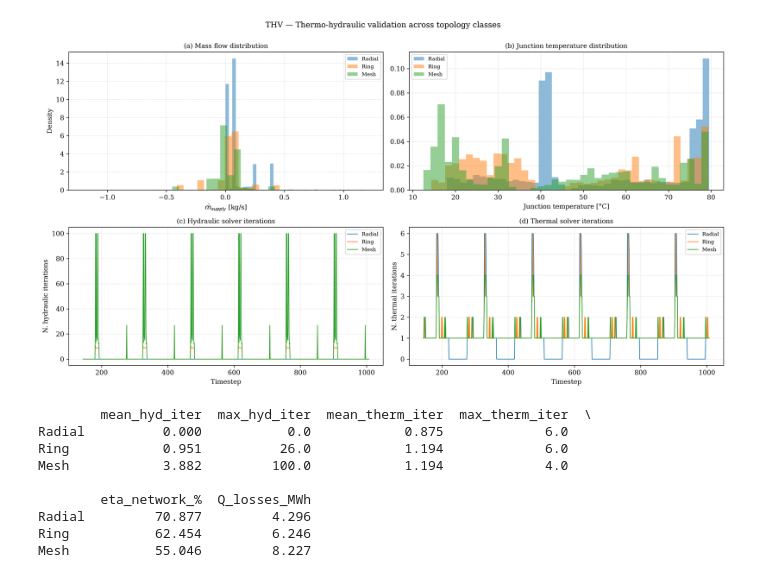
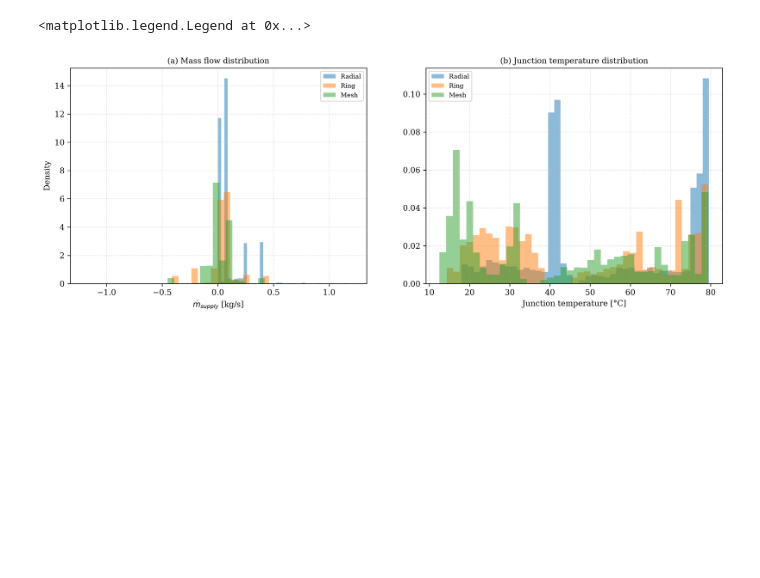
Before and after one commit to SarFerr/dhn-benchmark, a Jupyter notebook: archetypes_generation/results/archetype_results.ipynb, the cells around one changed output. Drawn from its saved outputs; the diff is of its cells as text; code cells hidden in the pictures; blank space fills up the shorter version.

```diff
--- a/archetypes_generation/results/archetype_results.ipynb
+++ b/archetypes_generation/results/archetype_results.ipynb
@@ -110,73 +110,25 @@ def save_fig(fig, name):
 # %%
 # THV results
 COLORS = {"Radial": "tab:blue", "Ring": "tab:orange", "Mesh": "tab:green"}
 
-fig, axes = plt.subplots(2, 2, figsize=(15, 8))
+fig, axes = plt.subplots(1, 2, figsize=(15, 5))
 
 # (a) Mass flow distribution
 for label, sheets in THV_NETWORKS.items():
     vals = sheets["pipe_s_mdot_kgs"].values.flatten()
-    axes[0, 0].hist(vals, bins=40, alpha=0.5, label=label, color=COLORS[label], density=True)
-axes[0, 0].set_xlabel(r"$\dot{m}_{supply}$ [kg/s]")
-axes[0, 0].set_ylabel("Density")
-axes[0, 0].set_title("(a) Mass flow distribution")
-axes[0, 0].legend(fontsize=8)
+    axes[0].hist(vals, bins=40, alpha=0.5, label=label, color=COLORS[label], density=True)
+axes[0].set_xlabel(r"$\dot{m}_{supply}$ [kg/s]")
+axes[0].set_ylabel("Density")
+axes[0].set_title("(a) Mass flow distribution")
+axes[0].legend(fontsize=8)
 
 # (b) Junction temperature distribution
 for label, sheets in THV_NETWORKS.items():
     vals = sheets["junction_T_degC"].values.flatten()
-    axes[0, 1].hist(vals, bins=40, alpha=0.5, label=label, color=COLORS[label], density=True)
-axes[0, 1].set_xlabel("Junction temperature [°C]")
-axes[0, 1].set_title("(b) Junction temperature distribution")
-axes[0, 1].legend(fontsize=8)
-
-# (c) Hydraulic solver iterations
-for label, sheets in THV_NETWORKS.items():
-    log = sheets["solver_iteration"]
-    axes[1, 0].plot(log.index, log["hydraulics_iterations"], label=label, color=COLORS[label], linewidth=1.0)
-axes[1, 0].set_xlabel("Timestep")
-axes[1, 0].set_ylabel("N. hydraulic iterations")
-axes[1, 0].set_title("(c) Hydraulic solver iterations")
-axes[1, 0].legend(fontsize=8)
-
-# (d) Thermal solver iterations
-for label, sheets in THV_NETWORKS.items():
-    log = sheets["solver_iteration"]
-    axes[1, 1].plot(log.index, log["thermal_iterations"], label=label, color=COLORS[label], linewidth=1.0)
-axes[1, 1].set_xlabel("Timestep")
-axes[1, 1].set_ylabel("N. thermal iterations")
-axes[1, 1].set_title("(d) Thermal solver iterations")
-axes[1, 1].legend(fontsize=8)
-
-fig.suptitle("THV — Thermo-hydraulic validation across topology classes", y=1.00)
-plt.tight_layout()
-plt.show()
-
-
-rows = {}
-for label, sheets in THV_NETWORKS.items():
-    log = sheets["solver_iteration"]
-    eb  = sheets["energy_balance"].iloc[0]
-
-    rows[label] = {
-        "mean_hyd_iter":   log["hydraulics_iterations"].mean(),
-        "max_hyd_iter":    log["hydraulics_iterations"].max(),
-        "mean_therm_iter": log["thermal_iterations"].mean(),
-        "max_therm_iter":  log["thermal_iterations"].max(),
-        "eta_network_%":   eb["eta_network"] * 100,
-        "Q_losses_MWh":    eb["Q_losses_MWh"],
-    }
-
-thv_summary_df = pd.DataFrame(rows).T
-print(thv_summary_df.round(3))
+    axes[1].hist(vals, bins=40, alpha=0.5, label=label, color=COLORS[label], density=True)
+axes[1].set_xlabel("Junction temperature [°C]")
+axes[1].set_title("(b) Junction temperature distribution")
+axes[1].legend(fontsize=8)
 # %% [output]
+<matplotlib.legend.Legend at 0x...>
-[figure, old version]
+[figure, new version]
-        mean_hyd_iter  max_hyd_iter  mean_therm_iter  max_therm_iter  \
-Radial          0.000           0.0            0.875             6.0
-Ring            0.951          26.0            1.194             6.0
-Mesh            3.882         100.0            1.194             4.0
-
-        eta_network_%  Q_losses_MWh
-Radial         70.877         4.296
-Ring           62.454         6.246
-Mesh           55.046         8.227
```
Also changed, not shown: parts of 1 cell of this notebook, 7 other files.
